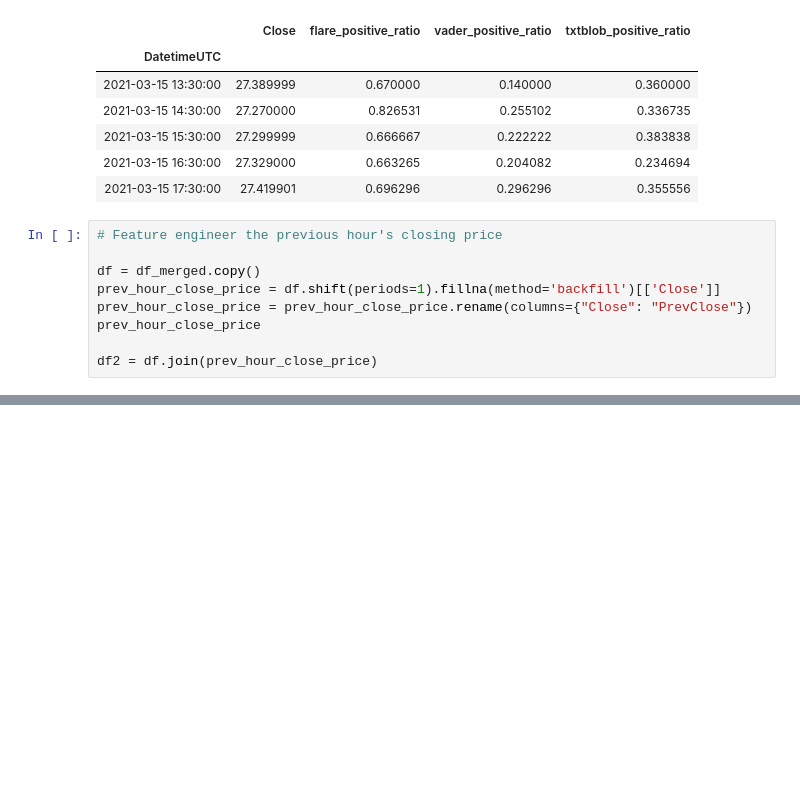
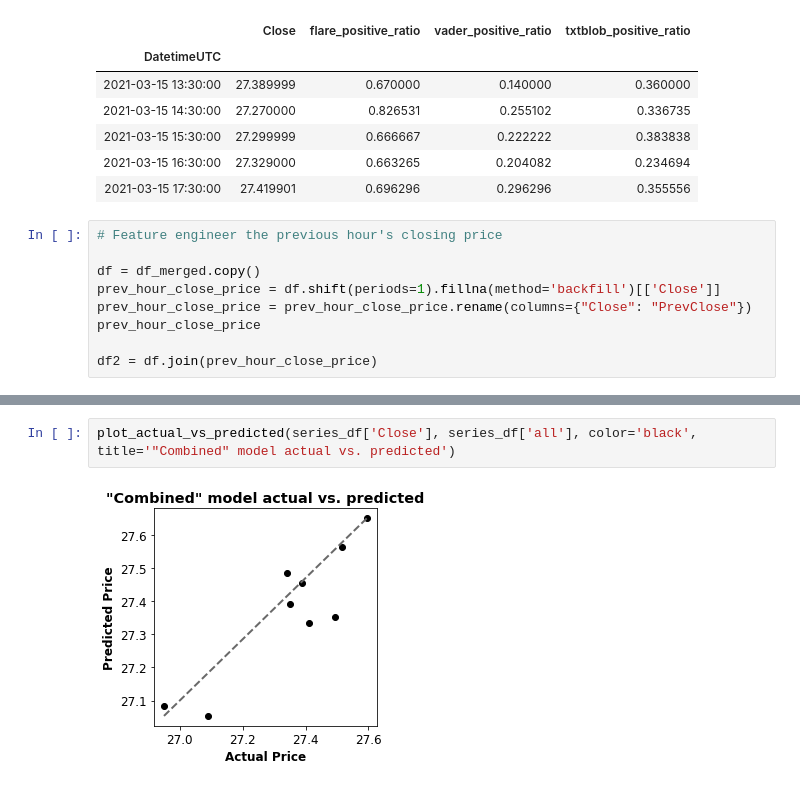
Before and after one commit to ml-group8/assignment, a Jupyter notebook: predict_stock_price_by_sentiment.ipynb, the cells around one changed output, grey strips where cells are left out. Saved outputs shown, nothing was run; the diff lists cells and outputs as text; blank space fills up the shorter version.

```diff
--- a/predict_stock_price_by_sentiment.ipynb
+++ b/predict_stock_price_by_sentiment.ipynb
@@ -327,0 +385,4 @@ Testing r-squared score : 0.7707965410703868
+# %%
+plot_actual_vs_predicted(series_df['Close'], series_df['all'], color='black', title='"Combined" model actual vs. predicted')
+# %% [output]
+[figure, added]
```
Also changed, not shown: parts of 8 cells of this notebook.
